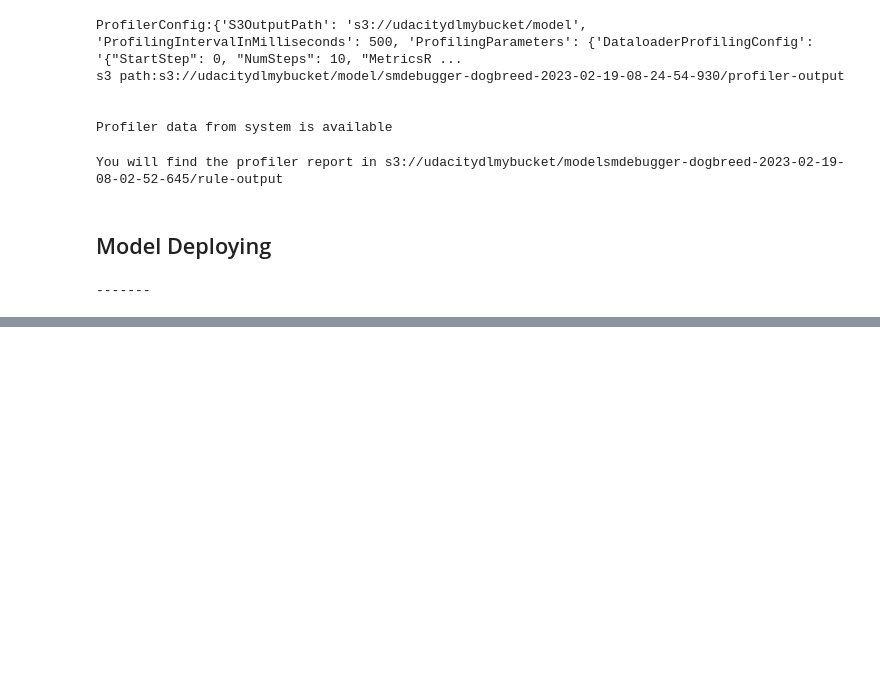
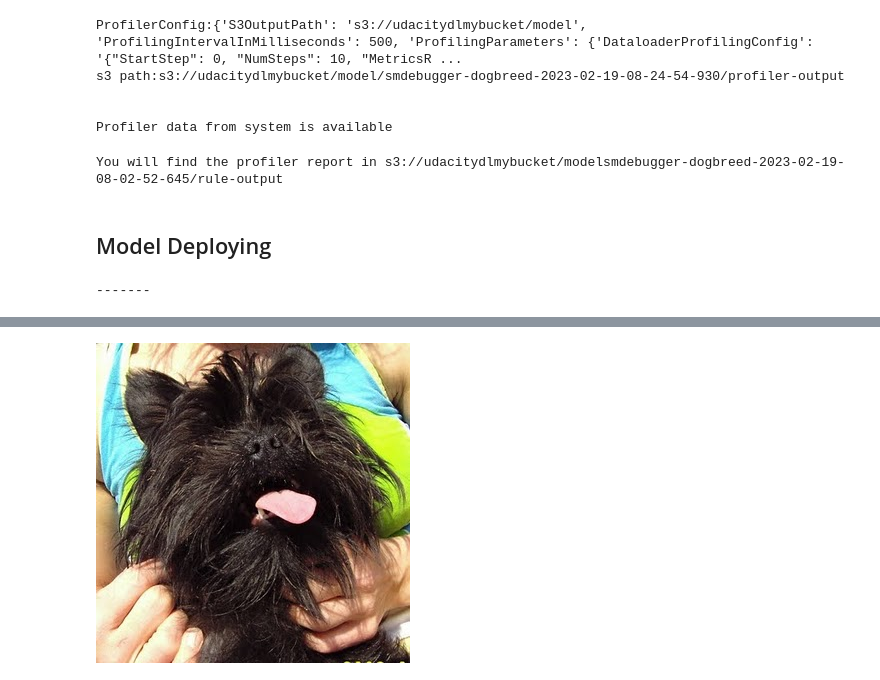
Before and after one commit to ZaafirRizwan/Image_Classification_using-_Sagemaker, a Jupyter notebook: train_and_deploy.ipynb, the cells around one changed output, grey strips where cells are left out. Cells and saved outputs as stored; diff of their text form; code cells hidden in the pictures; blank space fills up the shorter version.

```diff
--- a/train_and_deploy.ipynb
+++ b/train_and_deploy.ipynb
@@ -500,0 +479,4 @@ deserializer = JSONDeserializer()
+# %%
+b
+# %% [output]
+[figure, added]
```
Also changed, not shown: parts of 6 cells of this notebook, 1 other file.
